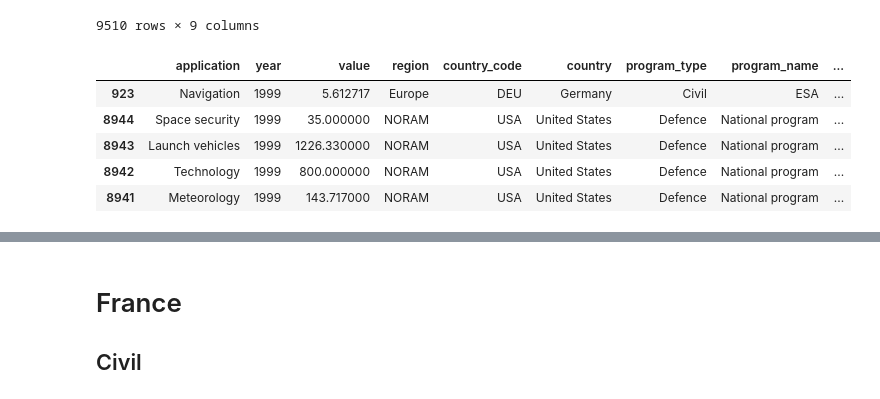
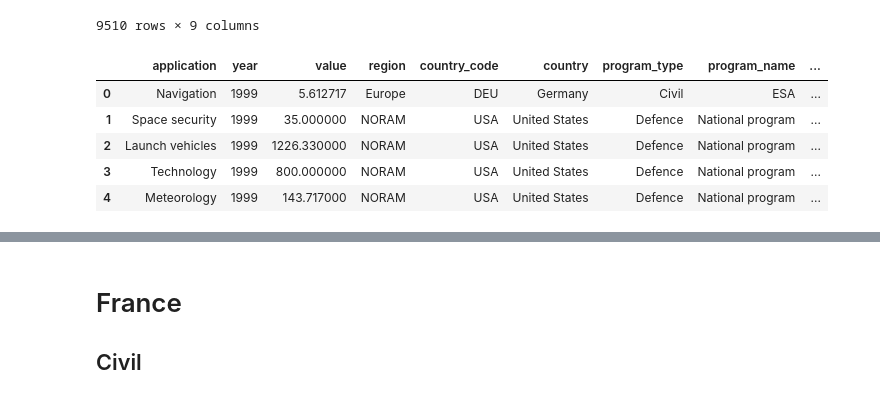
Before and after one commit to mattcoget/Final-Project, a Jupyter notebook: Modelling.ipynb, the cells around one changed output, grey strips where cells are left out. Cells and saved outputs as stored; diff of their text form; code cells hidden in the pictures.

```diff
--- a/Modelling.ipynb
+++ b/Modelling.ipynb
@@ -353,12 +59,13 @@ budget
 9510 rows × 9 columns
 # %%
 budget.sort_values(by='year', inplace = True)
+budget.reset_index(drop=True, inplace=True)
 budget.head()
 # %% [output]
 |  | application | year | value | region | country_code | country | program_type | program_name | ... |
-| 923 | Navigation | 1999 | 5.612717 | Europe | DEU | Germany | Civil | ESA | ... |
-| 8944 | Space security | 1999 | 35.000000 | NORAM | USA | United States | Defence | National program | ... |
-| 8943 | Launch vehicles | 1999 | 1226.330000 | NORAM | USA | United States | Defence | National program | ... |
-| 8942 | Technology | 1999 | 800.000000 | NORAM | USA | United States | Defence | National program | ... |
-| 8941 | Meteorology | 1999 | 143.717000 | NORAM | USA | United States | Defence | National program | ... |
+| 0 | Navigation | 1999 | 5.612717 | Europe | DEU | Germany | Civil | ESA | ... |
+| 1 | Space security | 1999 | 35.000000 | NORAM | USA | United States | Defence | National program | ... |
+| 2 | Launch vehicles | 1999 | 1226.330000 | NORAM | USA | United States | Defence | National program | ... |
+| 3 | Technology | 1999 | 800.000000 | NORAM | USA | United States | Defence | National program | ... |
+| 4 | Meteorology | 1999 | 143.717000 | NORAM | USA | United States | Defence | National program | ... |
 # %%
```
Also changed, not shown: parts of 43 cells of this notebook.
